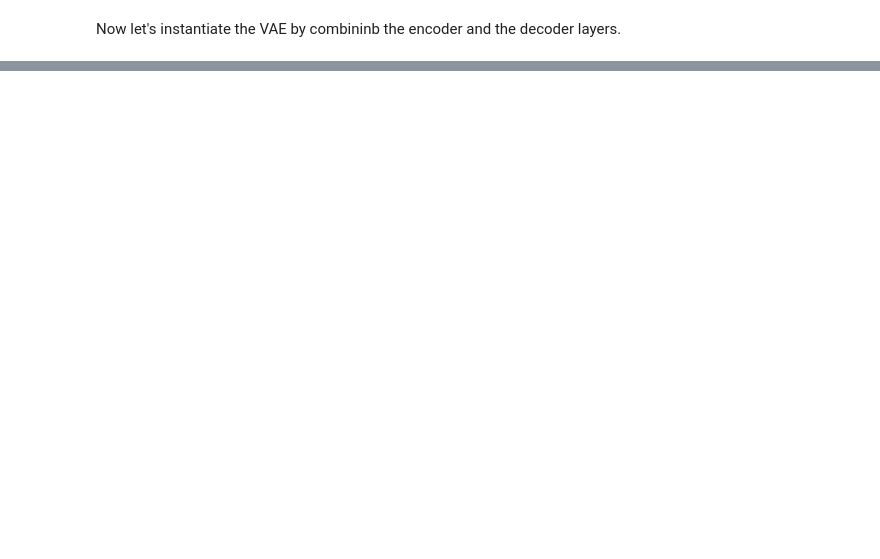
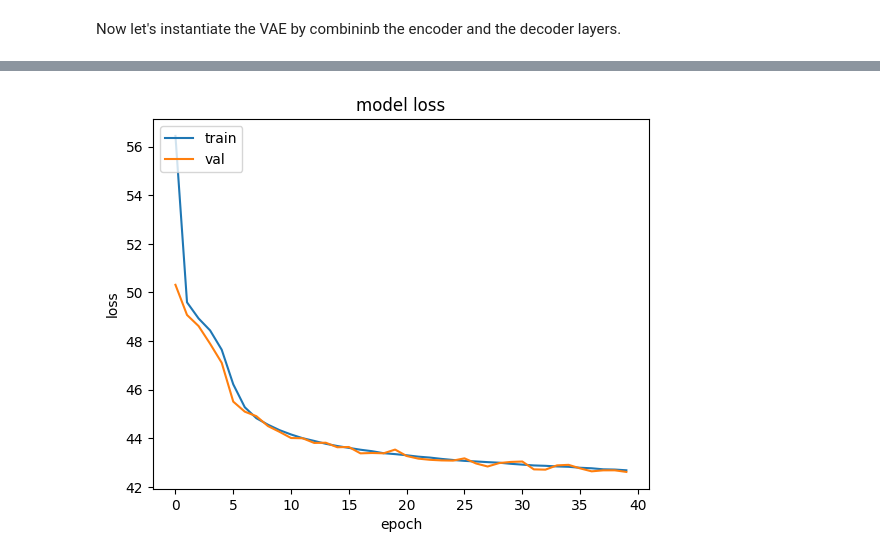
Before and after one commit to AtSourav/Beta-VAE-on-MNIST, a Jupyter notebook: temp.ipynb, the cells around one changed output, grey strips where cells are left out. Saved outputs shown, nothing was run; the diff lists cells and outputs as text; code cells hidden in the pictures; blank space fills up the shorter version.

```diff
--- a/temp.ipynb
+++ b/temp.ipynb
@@ -376,0 +372,2 @@ for i in range(210):
+# %%
+history2 = VAE.fit(img_train, img_train, batch_size=batch_size, validation_data=(img_valid, img_valid), epochs=15, steps_per_epoch=None)      #running further from where we left off at 15 epochs
@@ -376,0 +392,2 @@ for i in range(210):
+# %%
+history3 = VAE.fit(img_train, img_train, batch_size=batch_size, validation_data=(img_valid, img_valid), epochs=10, steps_per_epoch=None)      #it's barely overfitting now, so running it for 10 more epochs
@@ -376,0 +415,10 @@ for i in range(210):
+# %%
+plt.plot(history.history['loss'] + history2.history['loss'] + history3.history['loss'])         # we want to plot the enture learning history so far
+plt.plot(history.history['val_loss'] + history2.history['val_loss'] + history3.history['val_loss'])
+plt.title('model loss')
+plt.ylabel('loss')
+plt.xlabel('epoch')
+plt.legend(['train', 'val'], loc='upper left')
+plt.show()
+# %% [output]
+[figure, added]
```
Also changed, not shown: parts of 26 cells of this notebook.
